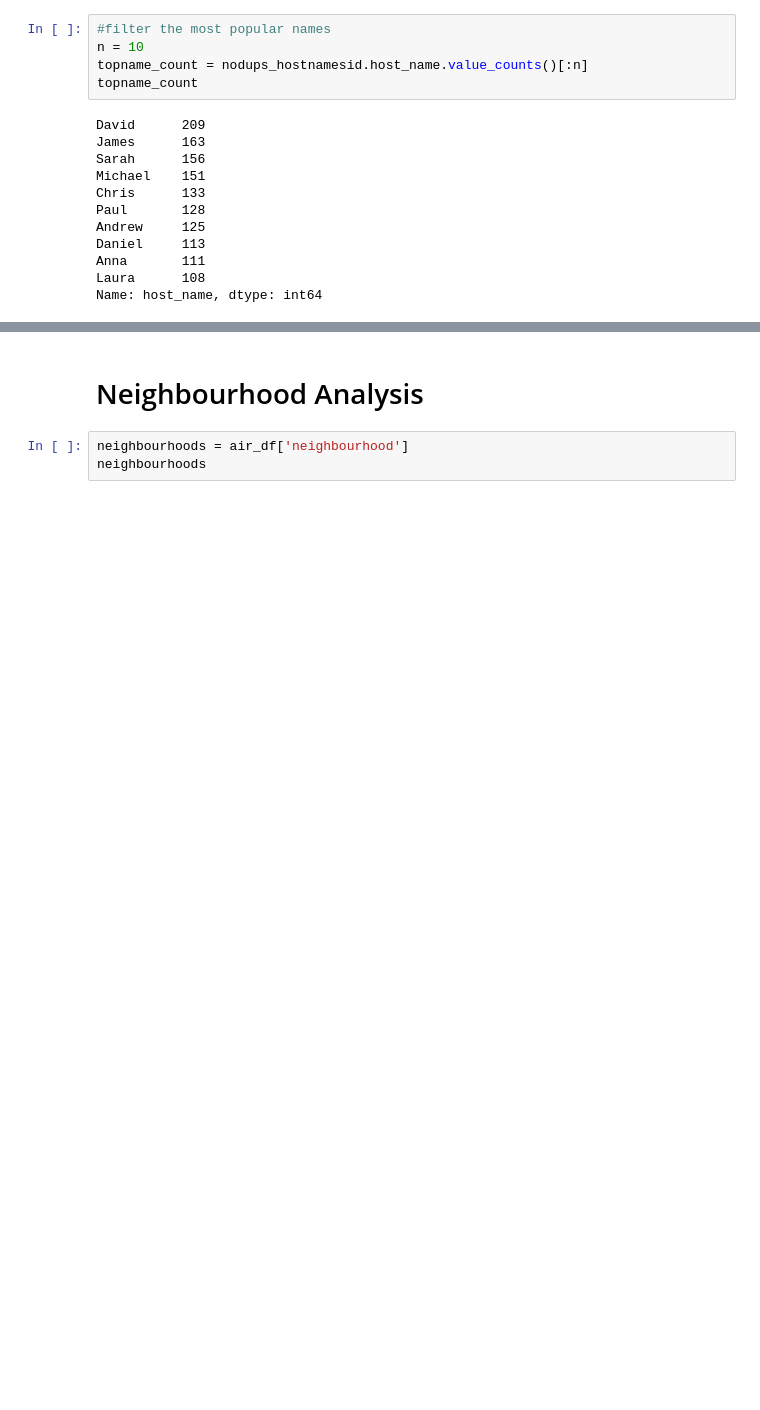
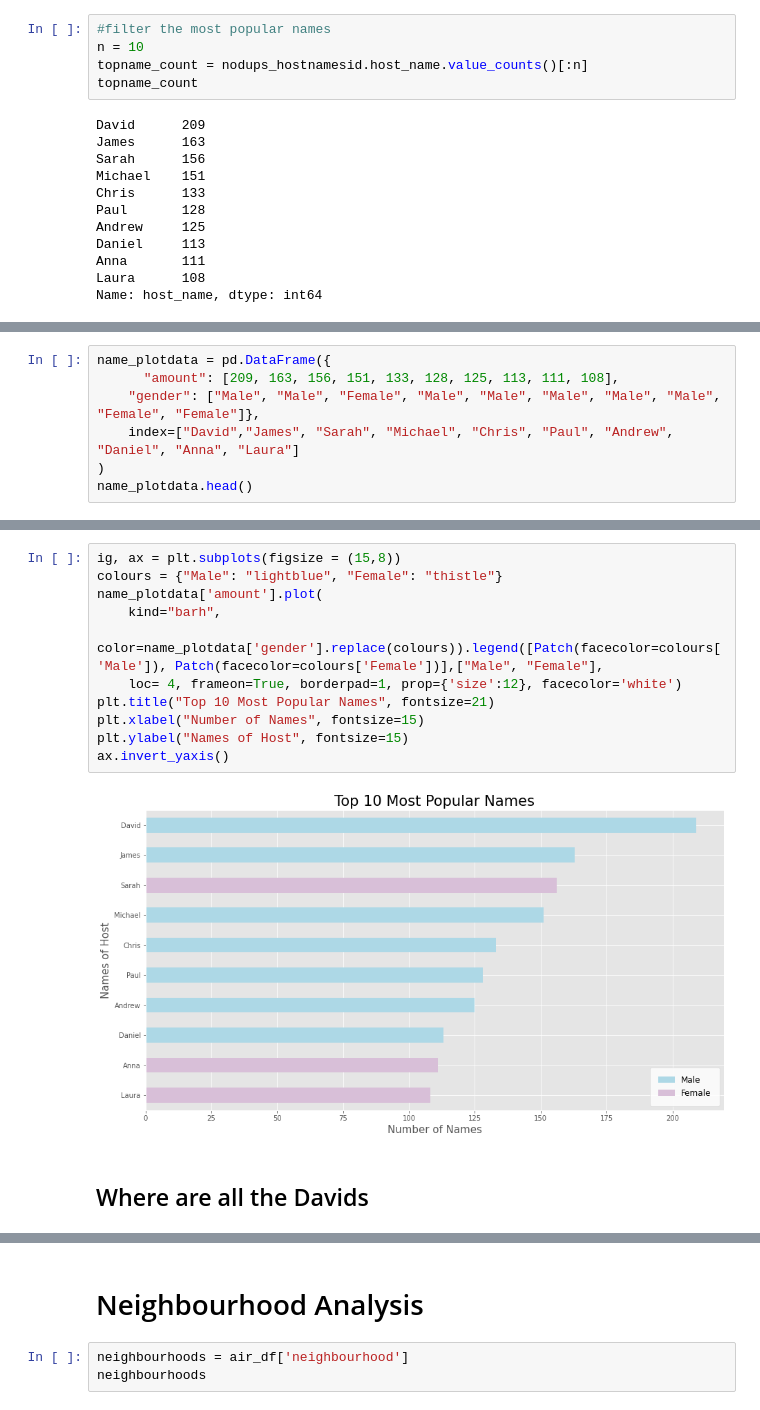
Before and after one commit to gl271/data_project1, a Jupyter notebook: airbnb_dataset.ipynb, the cells around one changed output, grey strips where cells are left out. Saved outputs shown, nothing was run; the diff lists cells and outputs as text; blank space fills up the shorter version.

```diff
--- a/airbnb_dataset.ipynb
+++ b/airbnb_dataset.ipynb
@@ -141,0 +137,7 @@ topname_count.plot(kind = 'bar')
+# %%
+name_plotdata = pd.DataFrame({
+      "amount": [209, 163, 156, 151, 133, 128, 125, 113, 111, 108],
+    "gender": ["Male", "Male", "Female", "Male", "Male", "Male", "Male", "Male", "Female", "Female"]},
+    index=["David","James", "Sarah", "Michael", "Chris", "Paul", "Andrew", "Daniel", "Anna", "Laura"]
+)
+name_plotdata.head()
@@ -141,0 +151,15 @@ topname_count.plot(kind = 'bar')
+# %%
+ig, ax = plt.subplots(figsize = (15,8))
+colours = {"Male": "lightblue", "Female": "thistle"}
+name_plotdata['amount'].plot(
+    kind="barh",
+    color=name_plotdata['gender'].replace(colours)).legend([Patch(facecolor=colours['Male']), Patch(facecolor=colours['Female'])],["Male", "Female"],
+    loc= 4, frameon=True, borderpad=1, prop={'size':12}, facecolor='white')
+plt.title("Top 10 Most Popular Names", fontsize=21)
+plt.xlabel("Number of Names", fontsize=15)
+plt.ylabel("Names of Host", fontsize=15)
+ax.invert_yaxis()
+# %% [output]
+[figure, added]
+# %% [markdown]
+<h2> Where are all the Davids </h2>
```
Also changed, not shown: parts of 22 cells of this notebook, 7 other files.
